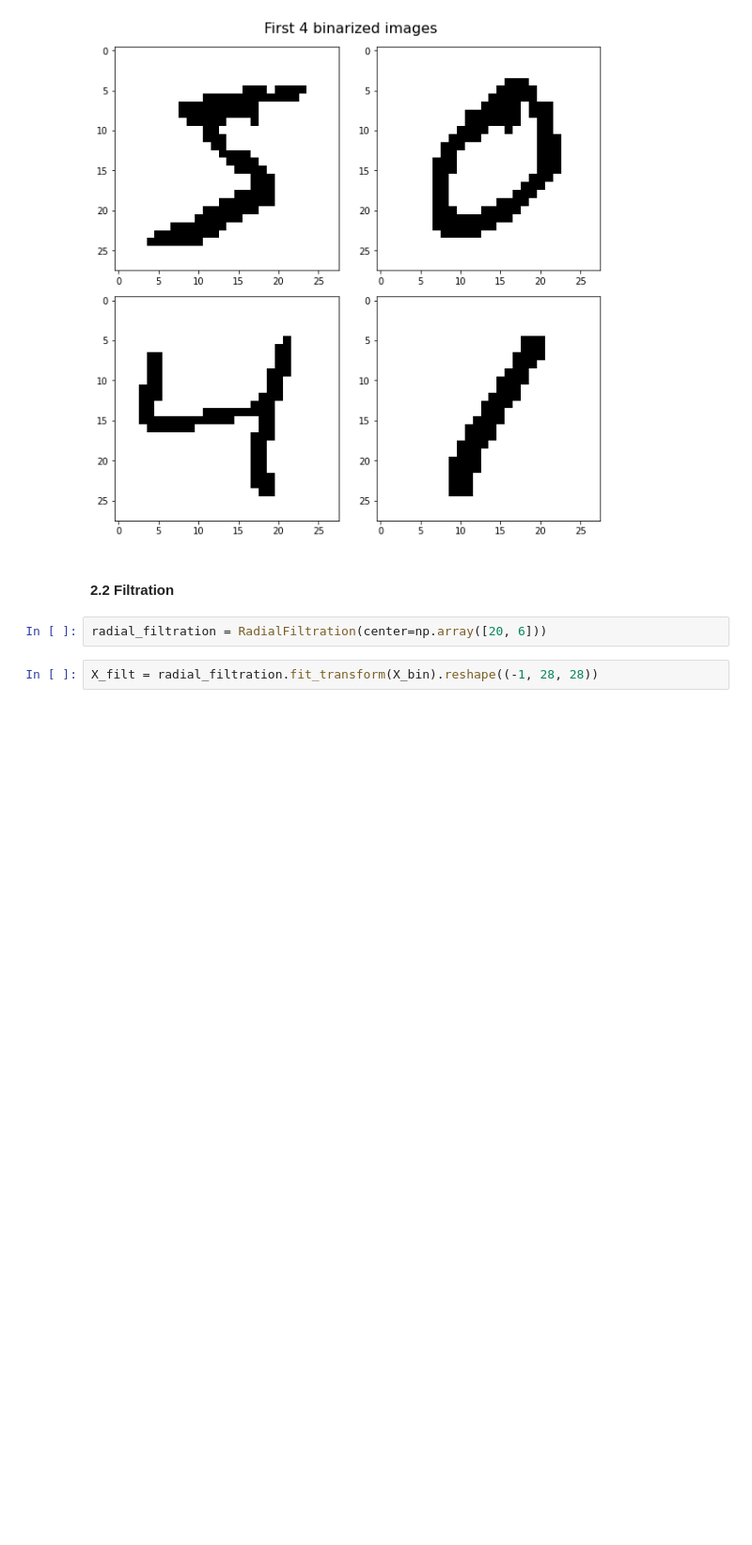
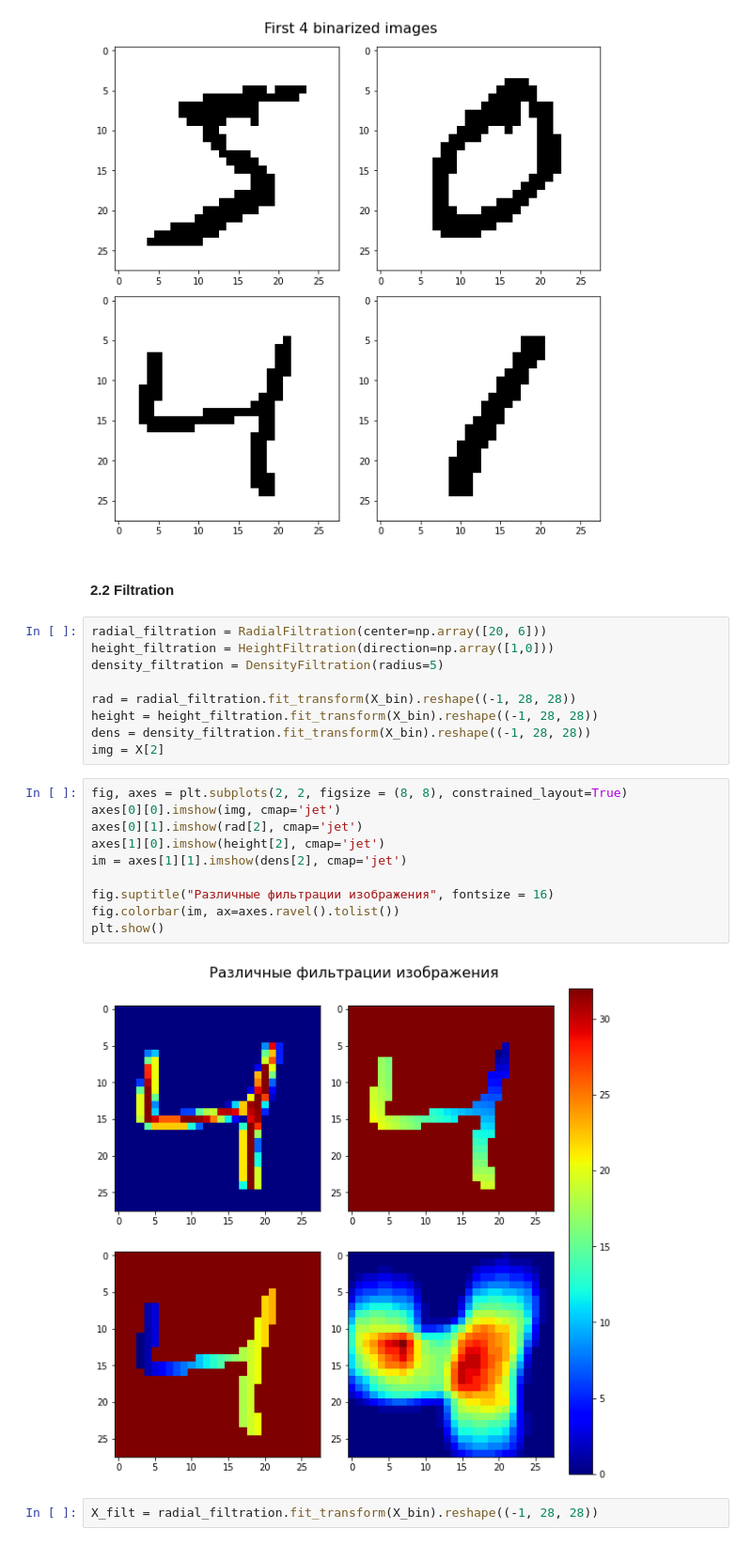
Before and after one commit to Snopoff/Bachelor-Thesis, a Jupyter notebook: ba_thesis.ipynb, the cells around one changed output. Shown at 94% size. Saved outputs shown, nothing was run; the diff lists cells and outputs as text; blank space fills up the shorter version.

```diff
--- a/ba_thesis.ipynb
+++ b/ba_thesis.ipynb
@@ -117,6 +120,25 @@ plt.show()
 #### 2.2 Filtration
 # %%
 radial_filtration = RadialFiltration(center=np.array([20, 6]))
+height_filtration = HeightFiltration(direction=np.array([1,0]))
+density_filtration = DensityFiltration(radius=5)
+
+rad = radial_filtration.fit_transform(X_bin).reshape((-1, 28, 28))
+height = height_filtration.fit_transform(X_bin).reshape((-1, 28, 28))
+dens = density_filtration.fit_transform(X_bin).reshape((-1, 28, 28))
+img = X[2]
+# %%
+fig, axes = plt.subplots(2, 2, figsize = (8, 8), constrained_layout=True)
+axes[0][0].imshow(img, cmap='jet')
+axes[0][1].imshow(rad[2], cmap='jet')
+axes[1][0].imshow(height[2], cmap='jet')
+im = axes[1][1].imshow(dens[2], cmap='jet')
+
+fig.suptitle("Различные фильтрации изображения", fontsize = 16)
+fig.colorbar(im, ax=axes.ravel().tolist())
+plt.show()
+# %% [output]
+[figure, added]
 # %%
 X_filt = radial_filtration.fit_transform(X_bin).reshape((-1, 28, 28))
 # %%
```
Also changed, not shown: parts of 85 cells of this notebook, 10 other files.
